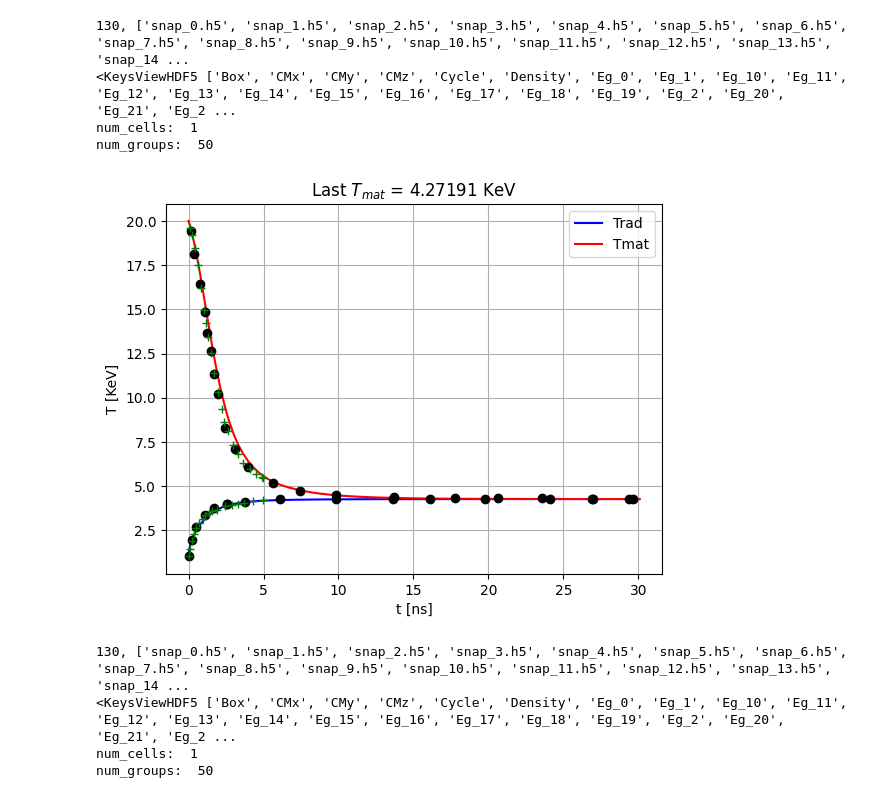
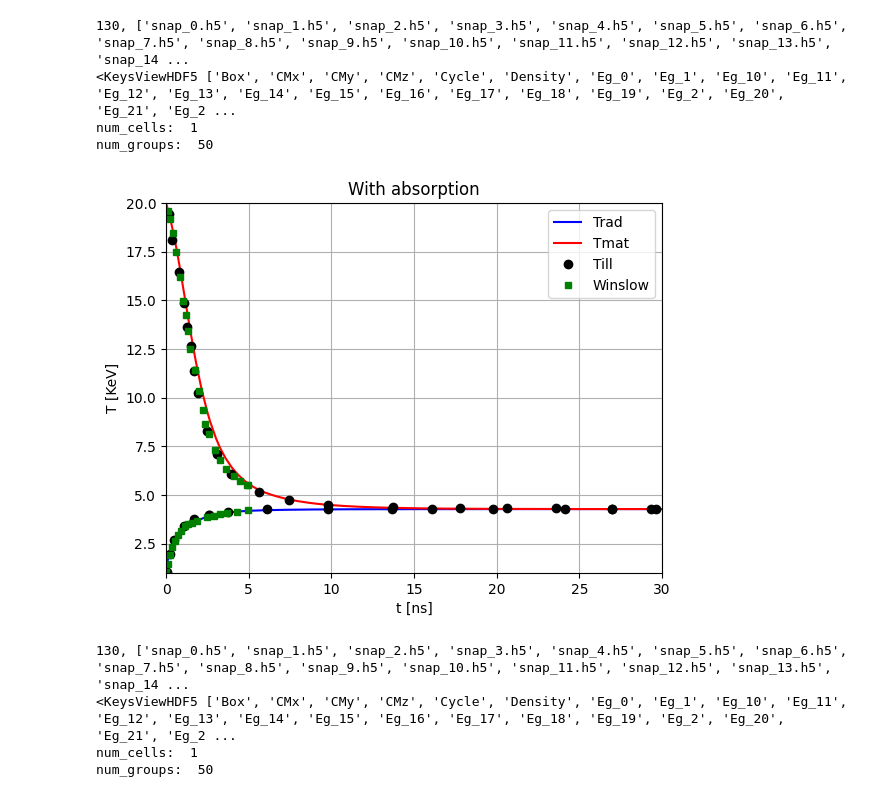
Before and after one commit to eladtan/RICH_temp, a Jupyter notebook: analysis_files/equilibration.ipynb, the cells around one changed output. Cells and saved outputs as stored; diff of their text form; code cells hidden in the pictures.

```diff
--- a/analysis_files/equilibration.ipynb
+++ b/analysis_files/equilibration.ipynb
@@ -4,6 +4,9 @@ from matplotlib import pyplot as plt
 import os
 from os import path
 import h5py
+# %%
+dir_figs = "equilibration"
+os.makedirs(dir_figs, exist_ok=True)
 # %%
 output_files_path = "/home/itamarg/workspace/RICH/output/Winslow"
 path_to_initial_snap = path.join(output_files_path, f"snap_{0}.h5")
@@ -38,40 +41,44 @@ kev_to_kelvin = kev / boltzmann_constant
 Erad = np.ndarray(shape=num_of_snaps)
 Trad = np.ndarray(shape=num_of_snaps)
 Tmat = np.ndarray(shape=num_of_snaps)
 time = np.ndarray(shape=num_of_snaps)
 
 for i in range(num_of_snaps):
     path_to_snap =  path.join(output_files_path, snaps[i])
     with h5py.File(path_to_snap) as h5_file:
         Tmat[i] = h5_file["Temperature"][0]
         Erad[i] = h5_file["Erad"][0]
         Trad[i] = (Erad[i] / radiation_constant)**0.25
         time[i] = h5_file["Time"][0]
 
 plt.plot(time/1e-9, Trad/kev_to_kelvin, '-b', label="Trad")
 plt.plot(time/1e-9, Tmat/kev_to_kelvin, '-r', label="Tmat")
 plt.grid()
 plt.xlabel("t [ns]")
 plt.ylabel("T [KeV]")
-plt.legend(loc="best")
-plt.title(f"Last $T_{{mat}}$ = {Tmat[-1]/kev_to_kelvin:g} KeV")
+# plt.title(f"Last $T_{{mat}}$ = {Tmat[-1]/kev_to_kelvin:g} KeV")
+plt.title("With absorption")
 Trad_sample = np.loadtxt(path.join("../compton_data", "Till_winslow_Trad.txt"), delimiter=",")
 Tmat_sample = np.loadtxt(path.join("../compton_data", "Till_winslow_Tmat.txt"), delimiter=",")
 Trad_sample_winslow = np.loadtxt(path.join("../compton_data", "Winslow_Trad.txt"), delimiter=",")
 Tmat_sample_winslow = np.loadtxt(path.join("../compton_data", "Winslow_Tmat.txt"), delimiter=",")
-plt.plot(Trad_sample[:,0]/1e-9, Trad_sample[:,1], "o", c='k', label="Till Trad")
-plt.plot(Tmat_sample[:,0]/1e-9, Tmat_sample[:,1], "o", c='k', label="Till Tmat")
-plt.plot(Tmat_sample_winslow[:,0]/1e-9, Tmat_sample_winslow[:,1], "+", c='g', label="Winslow Tmat")
-plt.plot(Trad_sample_winslow[:,0]/1e-9, Trad_sample_winslow[:,1], "+", c='g', label="Winslow Trad")
+plt.plot(Trad_sample[:,0]/1e-9, Trad_sample[:,1], "o", c='k', label="Till")
+plt.plot(Tmat_sample[:,0]/1e-9, Tmat_sample[:,1], "o", c='k')
+plt.plot(Tmat_sample_winslow[:,0]/1e-9, Tmat_sample_winslow[:,1], "s", c='g', markersize=5, label="Winslow")
+plt.plot(Trad_sample_winslow[:,0]/1e-9, Trad_sample_winslow[:,1], "s", c='g', markersize=5)
+plt.legend(loc="best")
 # plt.xscale("symlog")
+plt.ylim(1., 20)
+plt.xlim(0, 30)
+plt.savefig(os.path.join(dir_figs, "Winslow.png"))
 plt.show()
 plt.close()
 # %% [output]
 130, ['snap_0.h5', 'snap_1.h5', 'snap_2.h5', 'snap_3.h5', 'snap_4.h5', 'snap_5.h5', 'snap_6.h5', 'snap_7.h5', 'snap_8.h5', 'snap_9.h5', 'snap_10.h5', 'snap_11.h5', 'snap_12.h5', 'snap_13.h5', 'snap_14 ...
 <KeysViewHDF5 ['Box', 'CMx', 'CMy', 'CMz', 'Cycle', 'Density', 'Eg_0', 'Eg_1', 'Eg_10', 'Eg_11', 'Eg_12', 'Eg_13', 'Eg_14', 'Eg_15', 'Eg_16', 'Eg_17', 'Eg_18', 'Eg_19', 'Eg_2', 'Eg_20', 'Eg_21', 'Eg_2 ...
 num_cells:  1
 num_groups:  50
-[figure, old version]
+[figure, new version]
 # %%
 output_files_path = "/home/itamarg/workspace/RICH/output/Winslow_no_compton"
 path_to_initial_snap = path.join(output_files_path, f"snap_{0}.h5")
```
Also changed, not shown: parts of 4 cells of this notebook.
